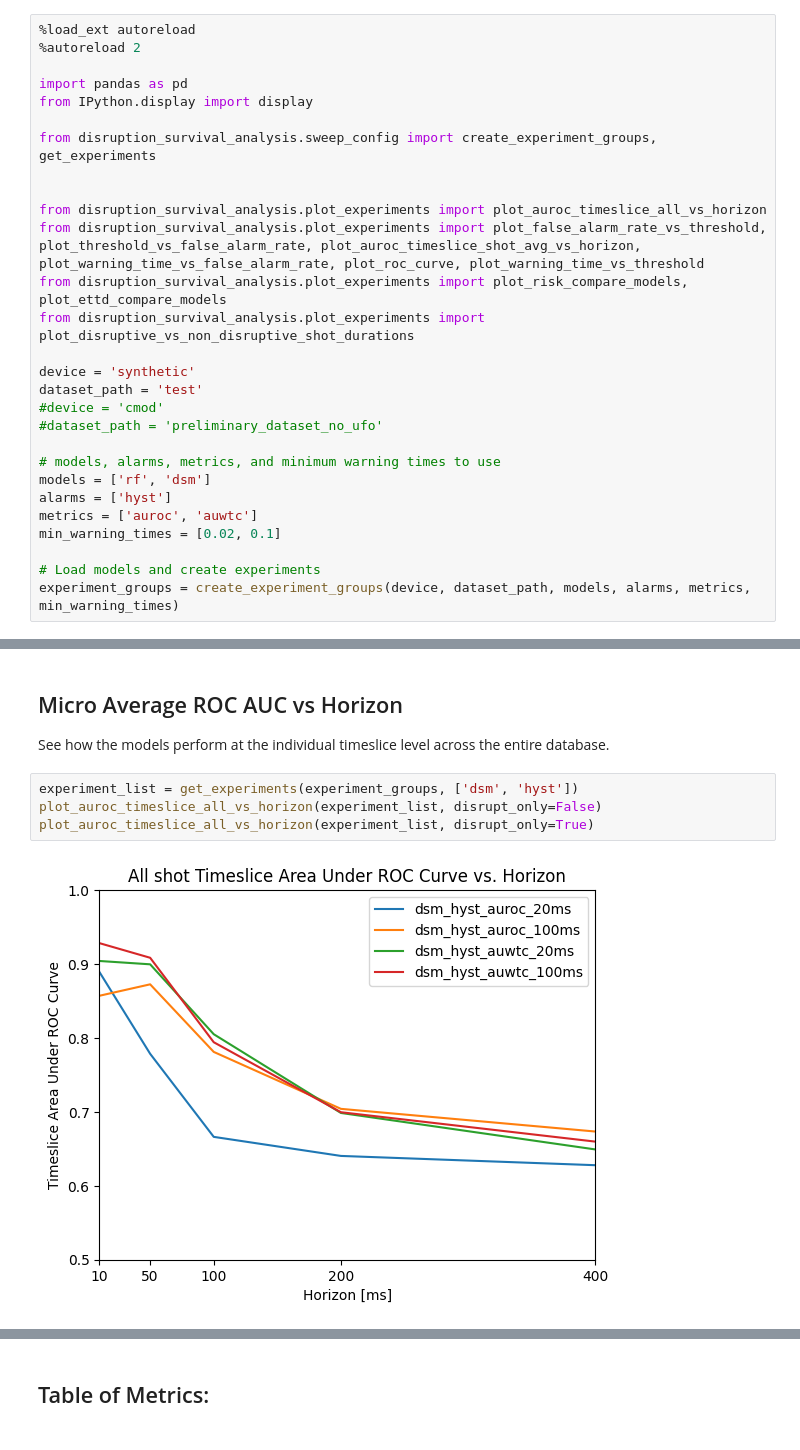
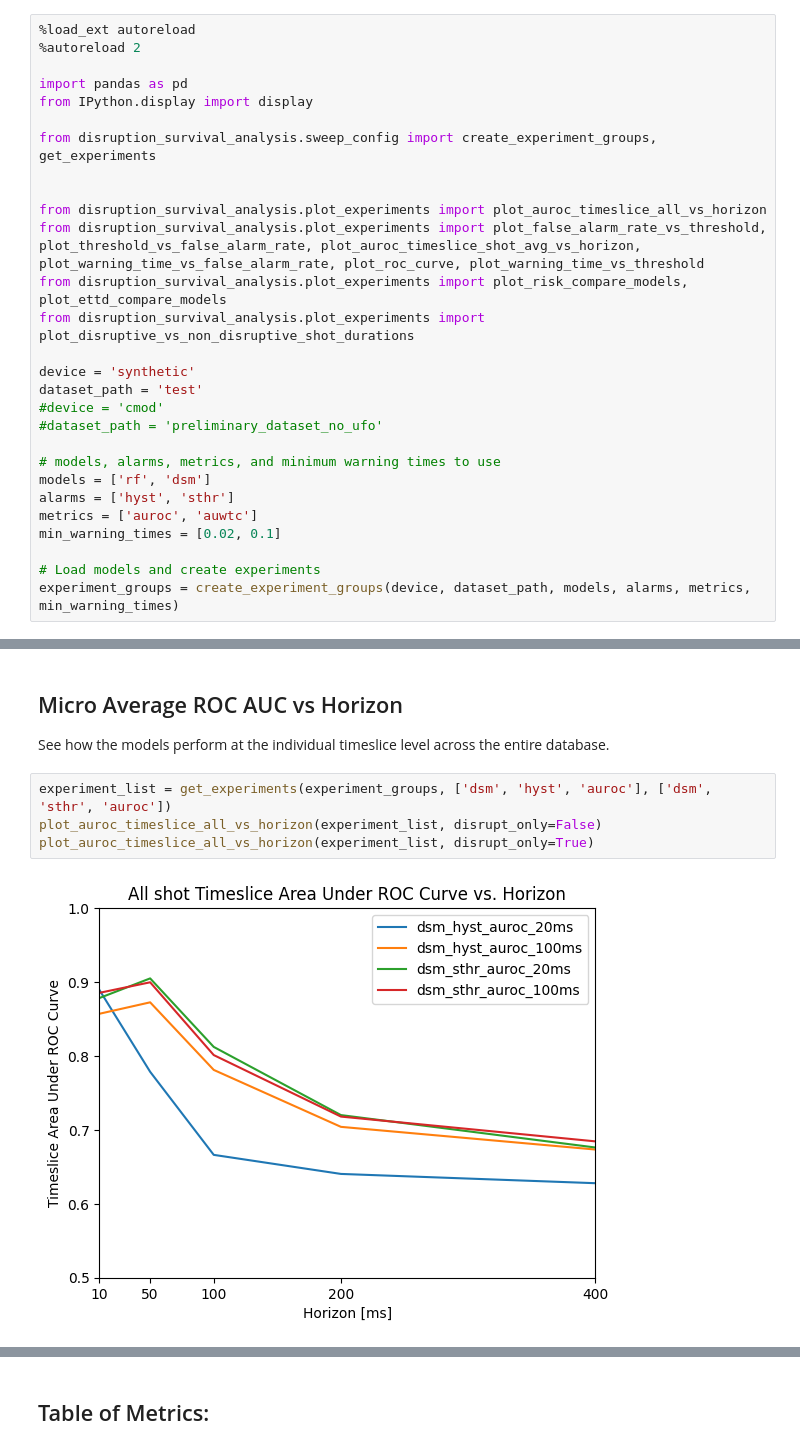
Before and after one commit to MIT-PSFC/disruption-survival-analysis, a Jupyter notebook: Run Experiments.ipynb, the cells around one changed output, grey strips where cells are left out. Saved outputs shown, nothing was run; the diff lists cells and outputs as text.

```diff
--- a/Run Experiments.ipynb
+++ b/Run Experiments.ipynb
@@ -20,7 +20,7 @@ dataset_path = 'test'
 
 # models, alarms, metrics, and minimum warning times to use
 models = ['rf', 'dsm']
-alarms = ['hyst']
+alarms = ['hyst', 'sthr']
 metrics = ['auroc', 'auwtc']
 min_warning_times = [0.02, 0.1]
 
@@ -49,8 +49,8 @@ Loaded model from models/synthetic/test/dsm_hyst_auwtc_100ms.pkl
 
 See how the models perform at the individual timeslice level across the entire database.
 # %%
-experiment_list = get_experiments(experiment_groups, ['dsm', 'hyst'])
+experiment_list = get_experiments(experiment_groups, ['dsm', 'hyst', 'auroc'], ['dsm', 'sthr', 'auroc'])
 plot_auroc_timeslice_all_vs_horizon(experiment_list, disrupt_only=False)
 plot_auroc_timeslice_all_vs_horizon(experiment_list, disrupt_only=True)
 # %% [output]
-[figure, old version]
+[figure, new version]
```
Also changed, not shown: parts of 8 cells of this notebook, 2 other files.
